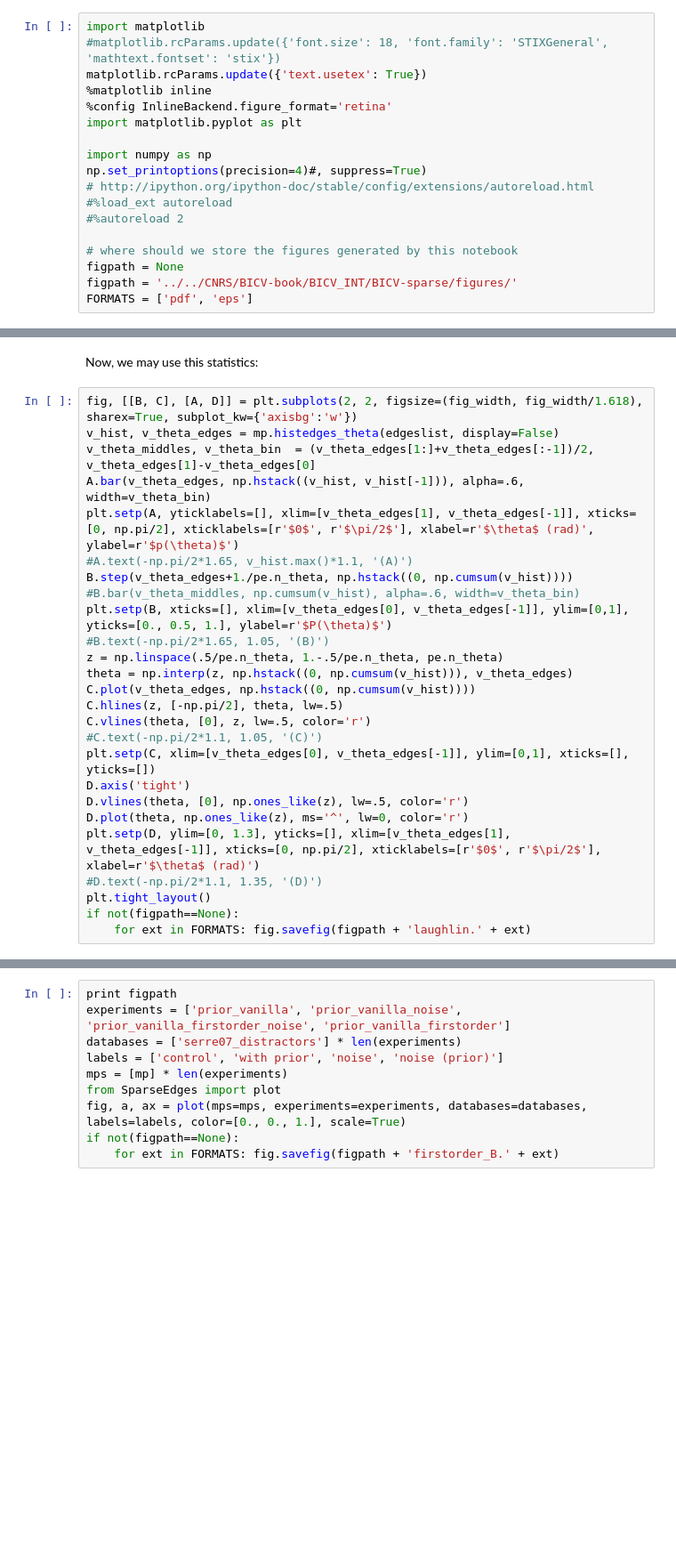
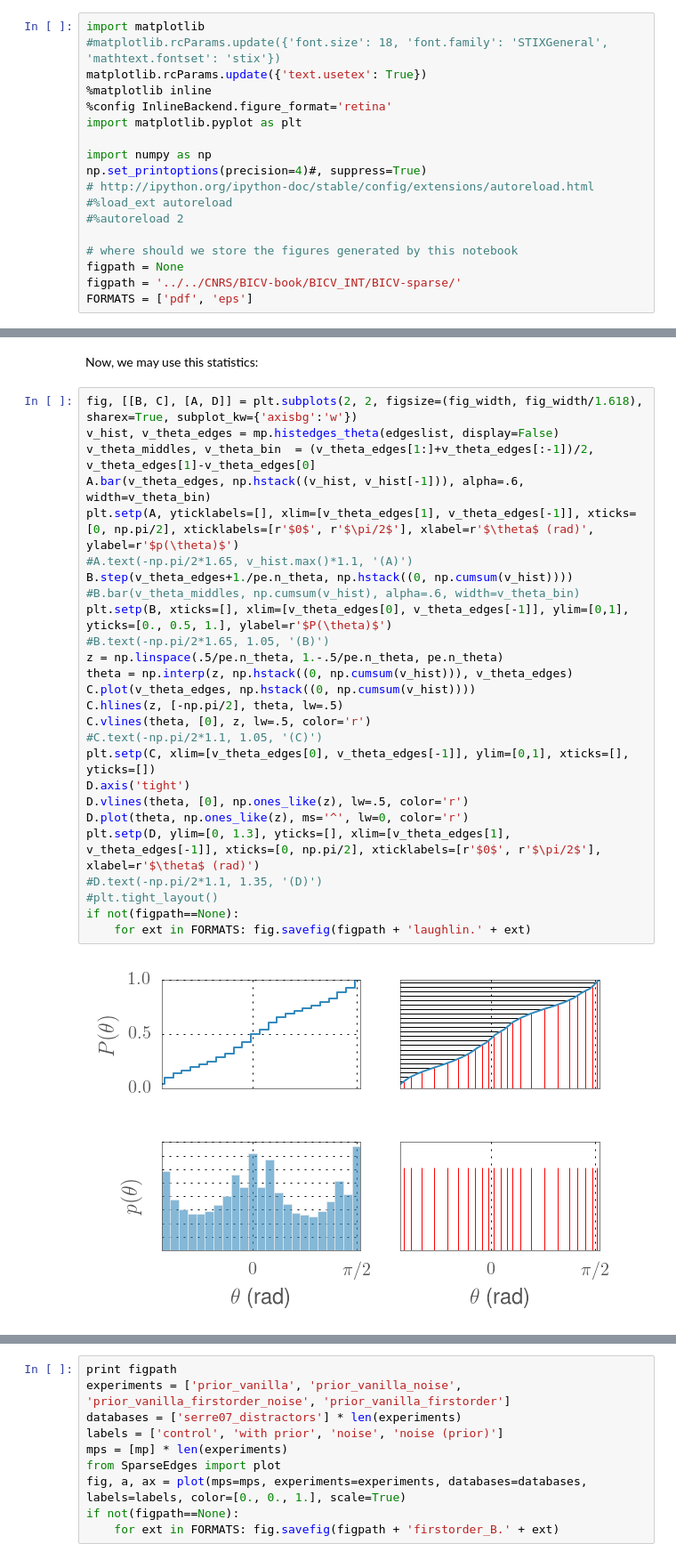
Before and after one commit to bicv/SparseEdges, a Jupyter notebook: prior.ipynb, the cells around one changed output, grey strips where cells are left out. Shown at 89% size. Saved outputs shown, nothing was run; the diff lists cells and outputs as text; blank space fills up the shorter version.

```diff
--- a/prior.ipynb
+++ b/prior.ipynb
@@ -28,7 +28,7 @@ np.set_printoptions(precision=4)#, suppress=True)
 
 # where should we store the figures generated by this notebook
 figpath = None
-figpath = '../../CNRS/BICV-book/BICV_INT/BICV-sparse/figures/'
+figpath = '../../CNRS/BICV-book/BICV_INT/BICV-sparse/'
 FORMATS = ['pdf', 'eps']
 # %%
 from NeuroTools.parameters import ParameterSet
@@ -88,28 +113,30 @@ Now, we may use this statistics:
 # %%
 fig, [[B, C], [A, D]] = plt.subplots(2, 2, figsize=(fig_width, fig_width/1.618), sharex=True, subplot_kw={'axisbg':'w'})
 v_hist, v_theta_edges = mp.histedges_theta(edgeslist, display=False)
 v_theta_middles, v_theta_bin  = (v_theta_edges[1:]+v_theta_edges[:-1])/2, v_theta_edges[1]-v_theta_edges[0]
 A.bar(v_theta_edges, np.hstack((v_hist, v_hist[-1])), alpha=.6, width=v_theta_bin)
 plt.setp(A, yticklabels=[], xlim=[v_theta_edges[1], v_theta_edges[-1]], xticks=[0, np.pi/2], xticklabels=[r'$0$', r'$\pi/2$'], xlabel=r'$\theta$ (rad)', ylabel=r'$p(\theta)$')
 #A.text(-np.pi/2*1.65, v_hist.max()*1.1, '(A)')
 B.step(v_theta_edges+1./pe.n_theta, np.hstack((0, np.cumsum(v_hist))))
 #B.bar(v_theta_middles, np.cumsum(v_hist), alpha=.6, width=v_theta_bin)
 plt.setp(B, xticks=[], xlim=[v_theta_edges[0], v_theta_edges[-1]], ylim=[0,1], yticks=[0., 0.5, 1.], ylabel=r'$P(\theta)$')
 #B.text(-np.pi/2*1.65, 1.05, '(B)')
 z = np.linspace(.5/pe.n_theta, 1.-.5/pe.n_theta, pe.n_theta)
 theta = np.interp(z, np.hstack((0, np.cumsum(v_hist))), v_theta_edges)
 C.plot(v_theta_edges, np.hstack((0, np.cumsum(v_hist))))
 C.hlines(z, [-np.pi/2], theta, lw=.5)
 C.vlines(theta, [0], z, lw=.5, color='r')
 #C.text(-np.pi/2*1.1, 1.05, '(C)')
 plt.setp(C, xlim=[v_theta_edges[0], v_theta_edges[-1]], ylim=[0,1], xticks=[], yticks=[])
 D.axis('tight')
 D.vlines(theta, [0], np.ones_like(z), lw=.5, color='r')
 D.plot(theta, np.ones_like(z), ms='^', lw=0, color='r')
 plt.setp(D, ylim=[0, 1.3], yticks=[], xlim=[v_theta_edges[1], v_theta_edges[-1]], xticks=[0, np.pi/2], xticklabels=[r'$0$', r'$\pi/2$'], xlabel=r'$\theta$ (rad)')
 #D.text(-np.pi/2*1.1, 1.35, '(D)')
-plt.tight_layout()
+#plt.tight_layout()
 if not(figpath==None):
     for ext in FORMATS: fig.savefig(figpath + 'laughlin.' + ext)
+# %% [output]
+[figure, added]
 # %%
 v_hist, v_theta_edges, np.hstack((0, np.cumsum(v_hist))), np.interp(z, np.hstack((0, np.cumsum(v_hist))), v_theta_edges)
```
Also changed, not shown: parts of 8 cells of this notebook, 7 other files.
